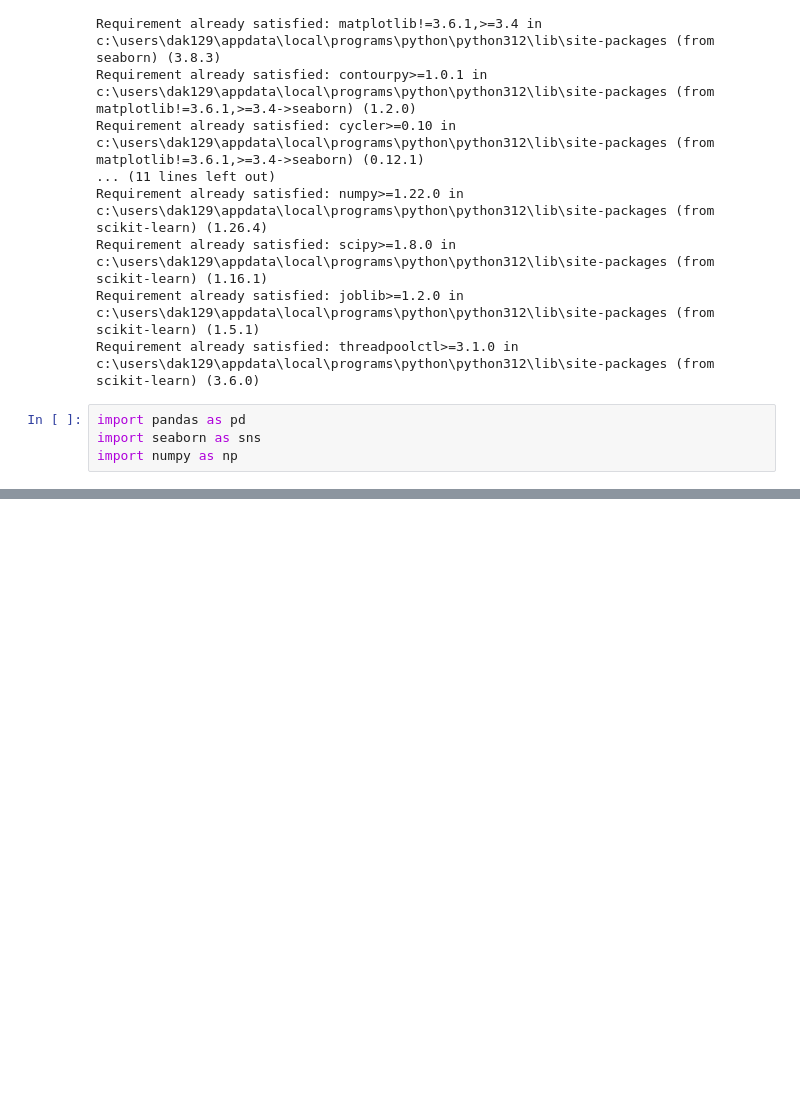
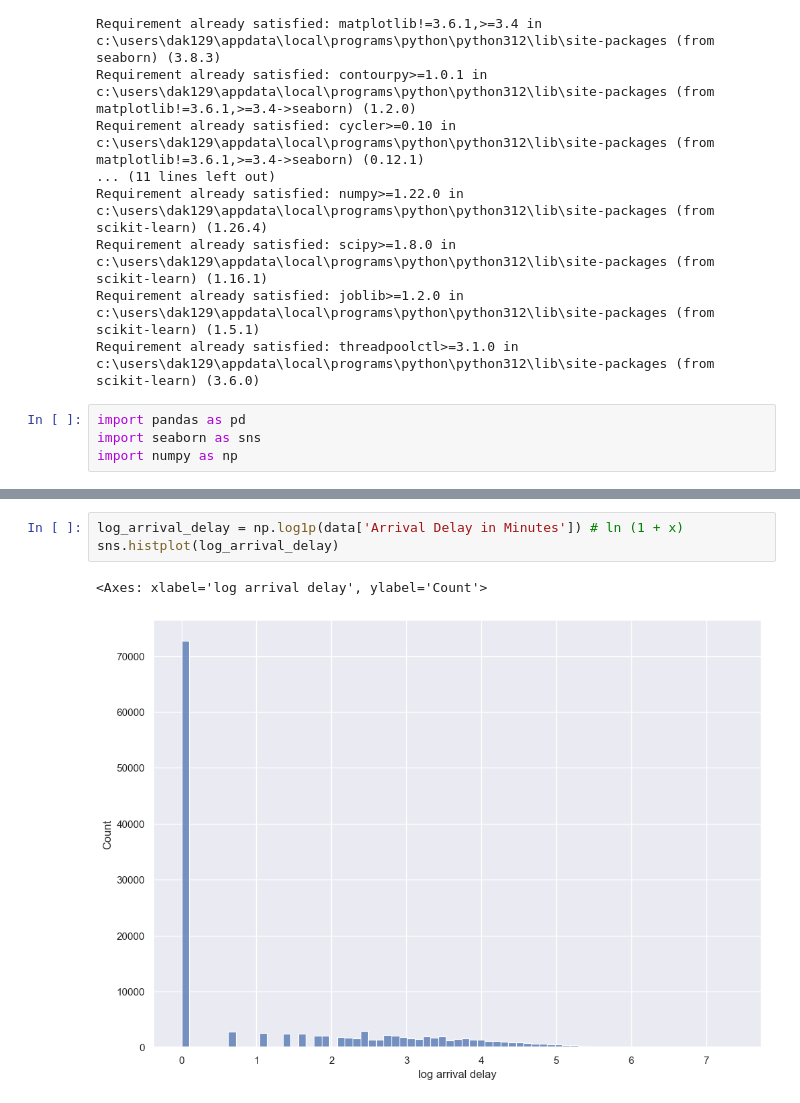
Before and after one commit to dak129/sirius_ml, a Jupyter notebook: logistic.ipynb, the cells around one changed output, grey strips where cells are left out. Drawn from its saved outputs; the diff is of its cells as text; blank space fills up the shorter version.

```diff
--- a/logistic.ipynb
+++ b/logistic.ipynb
@@ -29,0 +148,6 @@ data = pd.read_csv('data.csv', sep=',')
+# %%
+log_arrival_delay = np.log1p(data['Arrival Delay in Minutes']) # ln (1 + x)
+sns.histplot(log_arrival_delay)
+# %% [output]
+<Axes: xlabel='log arrival delay', ylabel='Count'>
+[figure, added]
```
Also changed, not shown: parts of 14 cells of this notebook.
